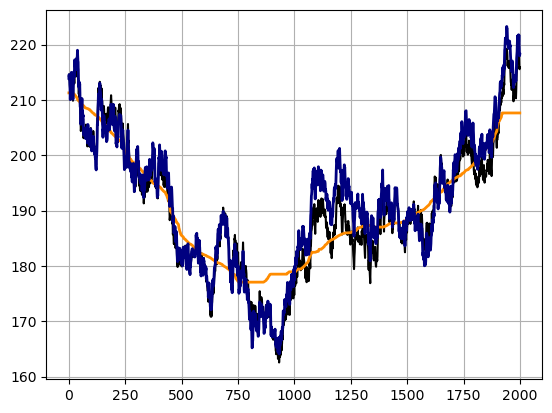
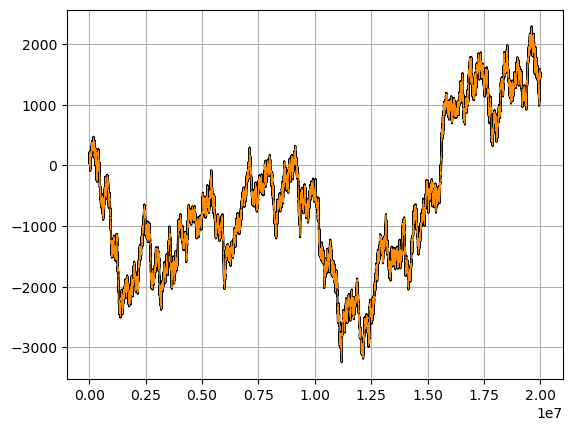
Unified diff of the notebook cell whose output changed from the first chart to the second:
--- before
+++ after
@@ -1,4 +1,3 @@
-plt.plot(raw_signals[20000:22000], 'k-')
-plt.plot(raw_signals_median_pure[20000:22000], '-', lw=2, color='darkorange')
-plt.plot(numba_parallel_results[20000:22000]*raw_signals[20000:22000], '-', lw=2, color='navy')
+plt.plot(raw_signals, 'k-')
+plt.plot(numba_single_results, '-', lw=0.5, color='darkorange')
 plt.grid()

Commit: 06-23-2026